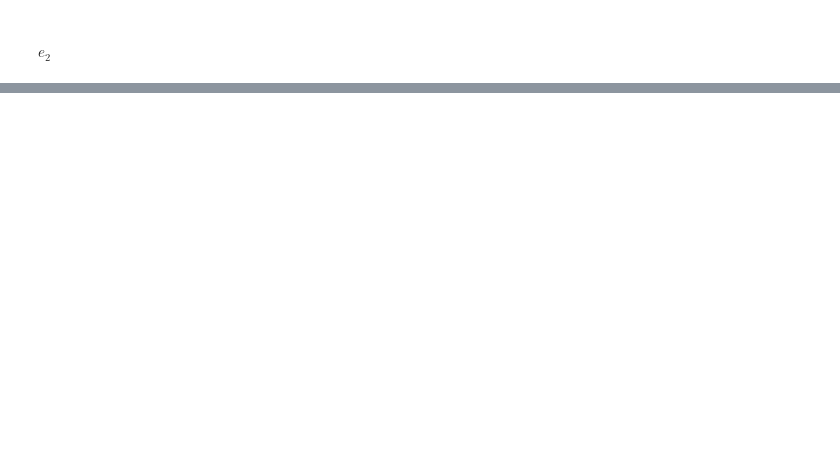
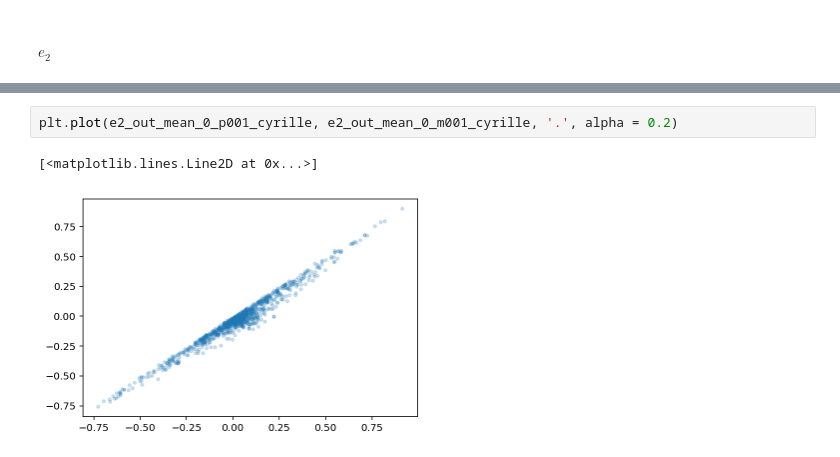
Before and after one commit to BastienArcelin/parameter_estimation, a Jupyter notebook: notebooks/parameter_estimation/img_psf_sheared.ipynb, the cells around one changed output, grey strips where cells are left out. Saved outputs shown, nothing was run; the diff lists cells and outputs as text; blank space fills up the shorter version.

```diff
--- a/notebooks/parameter_estimation/img_psf_sheared.ipynb
+++ b/notebooks/parameter_estimation/img_psf_sheared.ipynb
@@ -270,0 +284,5 @@ plt.axhline(0, color = 'r')
+# %%
+plt.plot(e2_out_mean_0_p001_cyrille, e2_out_mean_0_m001_cyrille, '.', alpha = 0.2)
+# %% [output]
+[<matplotlib.lines.Line2D at 0x...>]
+[figure, added]
```
Also changed, not shown: parts of 19 cells of this notebook, 14 other files.
